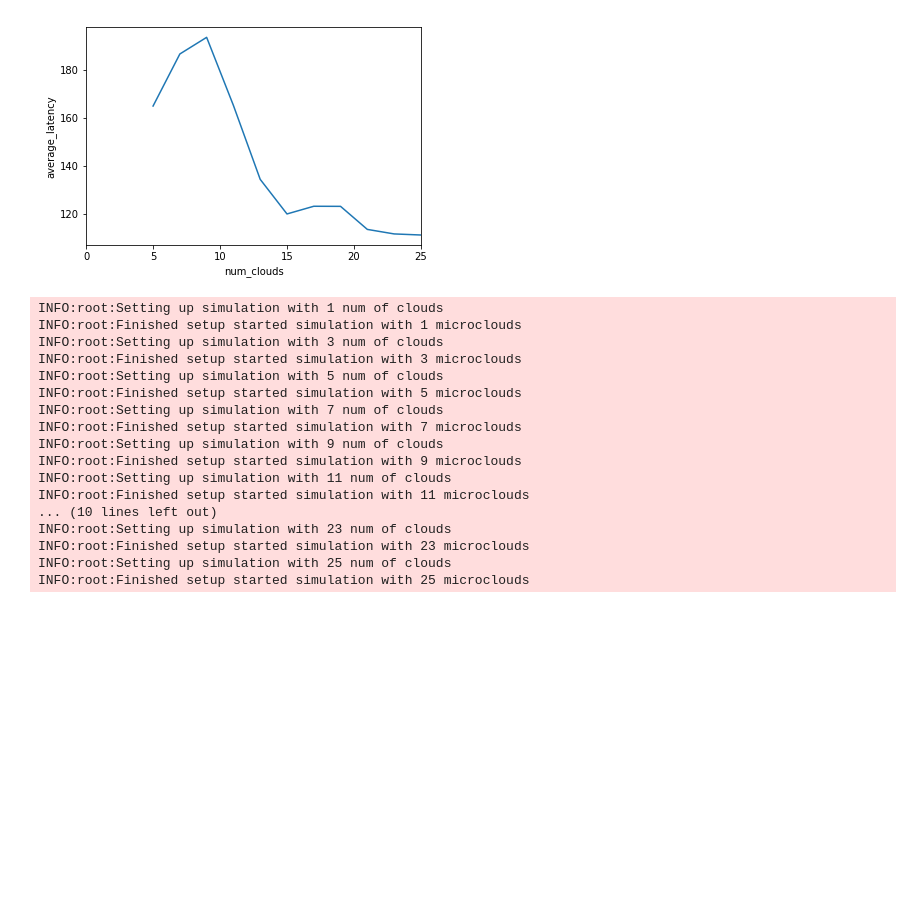
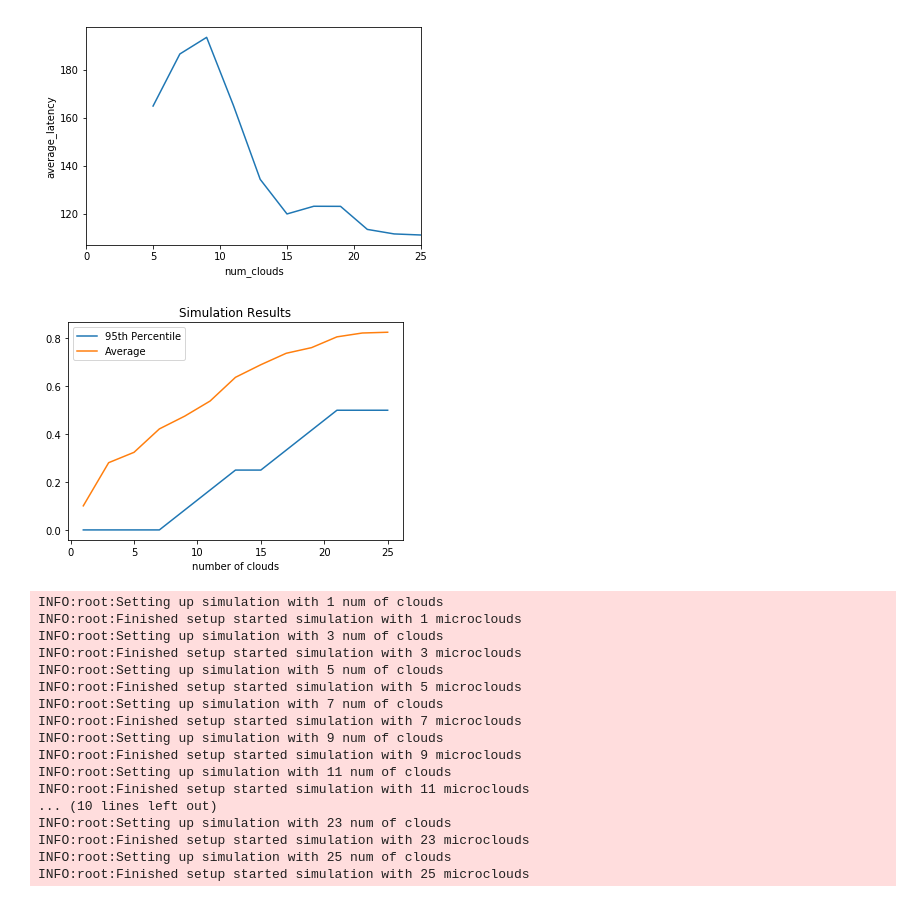
Before and after one commit to JuanMantica123/vanet_simulator, a Jupyter notebook: VANET_manhattan_simulation.ipynb, the cells around one changed output. Drawn from its saved outputs; the diff is of its cells as text; code cells hidden in the pictures; blank space fills up the shorter version.

```diff
--- a/VANET_manhattan_simulation.ipynb
+++ b/VANET_manhattan_simulation.ipynb
@@ -173,6 +181,10 @@ vp.plot_results(long_results_df)
 [figure]
 [figure]
 [figure]
+# %%
+vp.plot_important(long_results_df)
+# %% [output]
+[figure, added]
 # %%
 long_results_max = simulator.simulation_by_number_of_clouds(microclouds_coords_long_range,MICROCLOUD_LONG_RANGE,step=2,bandwith=5)
 # %% [output]
```
Also changed, not shown: parts of 3 cells of this notebook, 2 other files.
